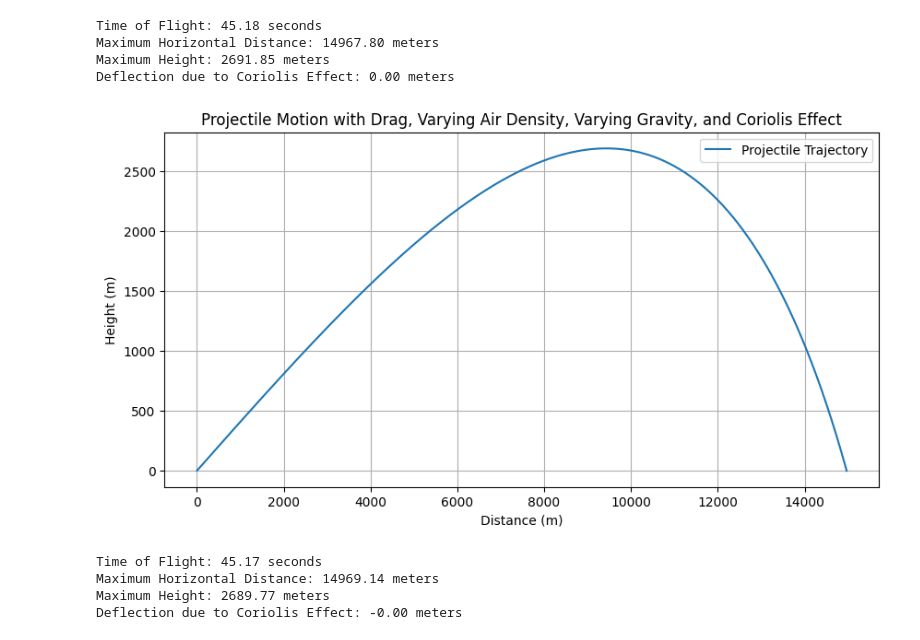
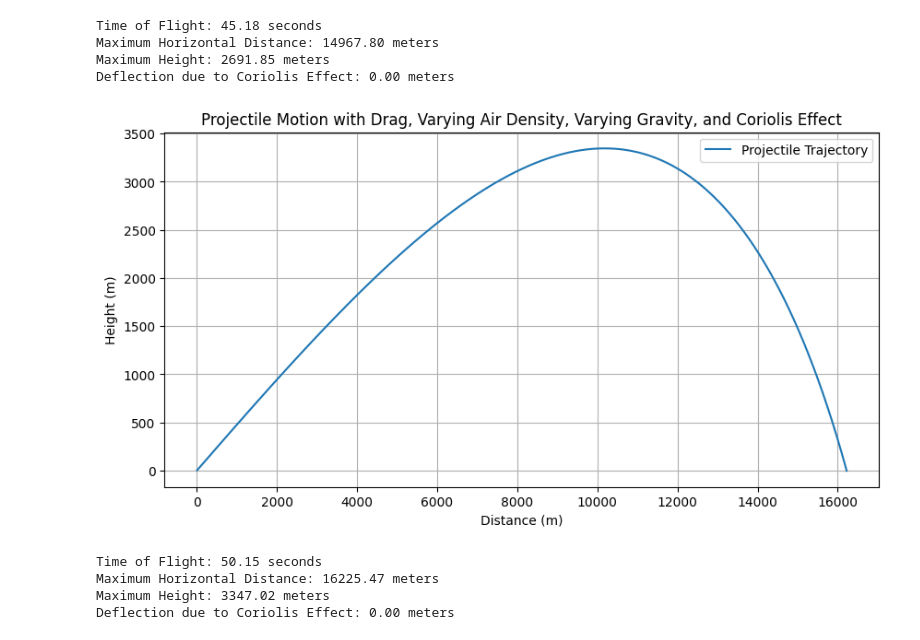
Before and after one commit to harmkenn/Python_Shots_2024, a Jupyter notebook: notebooks/copilot_Shot.ipynb, the cells around one changed output. Drawn from its saved outputs; the diff is of its cells as text; code cells hidden in the pictures.

```diff
--- a/notebooks/copilot_Shot.ipynb
+++ b/notebooks/copilot_Shot.ipynb
@@ -679,41 +679,41 @@ def projectile_motion_with_drag(v0, angle, mass, drag_coefficient, area, latitud
         y_points.append(y)
         z_points.append(z)  # z-axis for Coriolis effect
 
         # Update time
         t += dt
 
     return t, x, max(y_points), x_points, y_points, z_points
 
 # Example usage:
-initial_velocity = 682.1
-launch_angle = 396.4/3200*180
-mass = 47
-drag_coefficient = .382
+initial_velocity = 682.0
+launch_angle = 455.8/3200*180
+mass = 103.5/2.2
+drag_coefficient = .3683425
 area = .019
-latitude = 50 # Frankfurt's approximate latitude
-azimuth = 270 # Firing due east
+latitude = 32 + 3/60 + 31/3600 # Frankfurt's approximate latitude
+azimuth = 145/3200*180 # Firing due east
 
 # Call the function and display the results
 time_of_flight, max_distance, max_height, x_vals, y_vals, z_vals = projectile_motion_with_drag(initial_velocity, launch_angle, mass, drag_coefficient, area, latitude, azimuth)
 
 # Plotting the trajectory
 plt.figure(figsize=(10, 5))
 plt.plot(x_vals, y_vals, label='Projectile Trajectory')
 plt.title('Projectile Motion with Drag, Varying Air Density, Varying Gravity, and Coriolis Effect')
 plt.xlabel('Distance (m)')
 plt.ylabel('Height (m)')
 plt.legend()
 plt.grid(True)
 plt.show()
 
 # Note: The Coriolis effect is represented in the z-axis, which is not plotted in this 2D graph.
 print(f"Time of Flight: {time_of_flight:.2f} seconds")
 print(f"Maximum Horizontal Distance: {max_distance:.2f} meters")
 print(f"Maximum Height: {max_height:.2f} meters")
 print(f"Deflection due to Coriolis Effect: {z_vals[-1]:.2f} meters")
 # %% [output]
-[figure, old version]
+[figure, new version]
-Time of Flight: 45.17 seconds
-Maximum Horizontal Distance: 14969.14 meters
-Maximum Height: 2689.77 meters
-Deflection due to Coriolis Effect: -0.00 meters
+Time of Flight: 50.15 seconds
+Maximum Horizontal Distance: 16225.47 meters
+Maximum Height: 3347.02 meters
+Deflection due to Coriolis Effect: 0.00 meters
```
Also changed, not shown: parts of 2 cells of this notebook.
